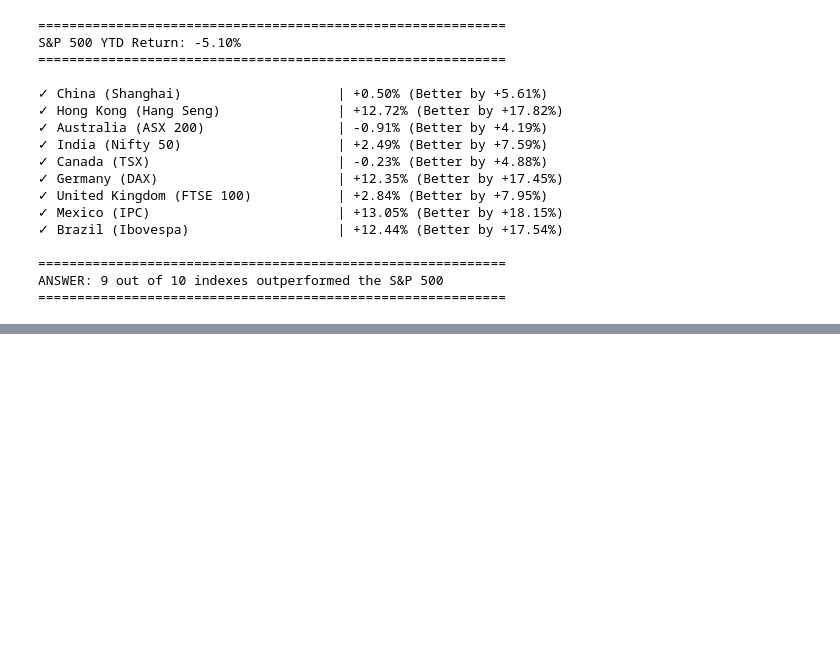
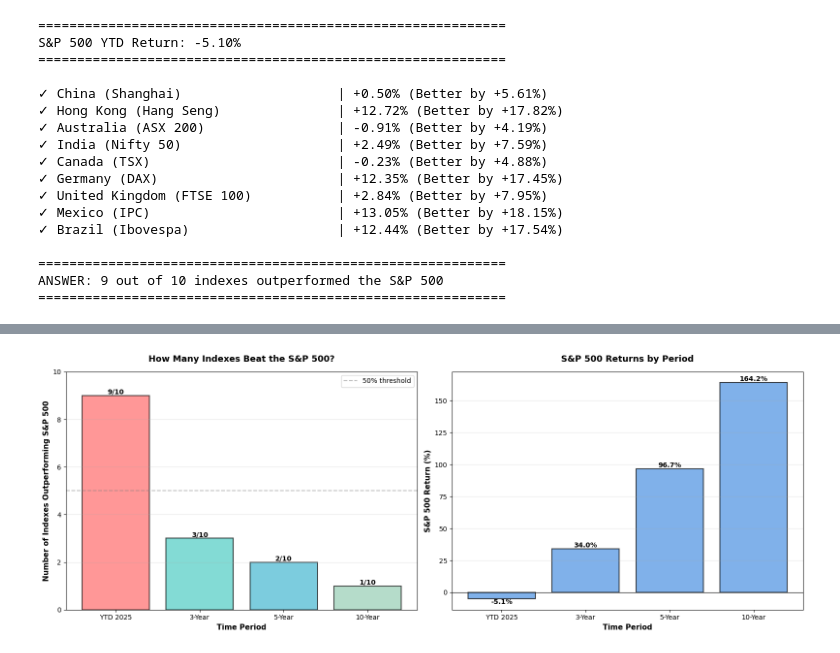
Before and after one commit to Legajo/Colab-Notebooks, a Jupyter notebook: HW1_Q2.ipynb, the cells around one changed output, grey strips where cells are left out. Cells and saved outputs as stored; diff of their text form; code cells hidden in the pictures; blank space fills up the shorter version.

```diff
--- a/HW1_Q2.ipynb
+++ b/HW1_Q2.ipynb
@@ -150,0 +408,96 @@ ANSWER: 9 out of 10 indexes outperformed the S&P 500
+# %%
+
+
+# ============================================
+# PROMPT 10: Trend Analysis and Visualization
+# ============================================
+
+print("\n" + "="*80)
+print("TREND ANALYSIS: YTD vs LONG-TERM PERFORMANCE")
+print("="*80 + "\n")
+
+# Add YTD to comparison summary
+ytd_outperformers = len(outperformers)
+comparison_summary.insert(0, {
+    'Period': 'YTD 2025',
+    'S&P 500 Return (%)': sp500_return,
+    'Outperformers': ytd_outperformers,
+    'Underperformers': 10 - ytd_outperformers
+})
+
+# Create summary DataFrame
+summary_df = pd.DataFrame(comparison_summary)
+print(summary_df.to_string(index=False))
+
+# Visualize the trend
+fig, axes = plt.subplots(1, 2, figsize=(16, 6))
+
+# Chart 1: Number of outperformers by period
+ax1 = axes[0]
+colors_chart = ['#FF6B6B', '#4ECDC4', '#45B7D1', '#96CEB4']
+bars = ax1.bar(summary_df['Period'], summary_df['Outperformers'],
+               color=colors_chart, alpha=0.7, edgecolor='black', linewidth=1.5)
+ax1.axhline(y=5, color='gray', linestyle='--', alpha=0.5, label='50% threshold')
+ax1.set_ylabel('Number of Indexes Outperforming S&P 500', fontsize=11, fontweight='bold')
+ax1.set_xlabel('Time Period', fontsize=11, fontweight='bold')
+ax1.set_title('How Many Indexes Beat the S&P 500?', fontsize=13, fontweight='bold', pad=15)
+ax1.set_ylim(0, 10)
+ax1.grid(axis='y', alpha=0.3)
+ax1.legend()
+
+# Add value labels on bars
+for bar in bars:
+    height = bar.get_height()
+    ax1.text(bar.get_x() + bar.get_width()/2., height,
+            f'{int(height)}/10',
+            ha='center', va='bottom', fontweight='bold', fontsize=10)
+
+# Chart 2: S&P 500 returns by period
+ax2 = axes[1]
+bars2 = ax2.bar(summary_df['Period'], summary_df['S&P 500 Return (%)'],
+                color='#4A90E2', alpha=0.7, edgecolor='black', linewidth=1.5)
+ax2.axhline(y=0, color='black', linestyle='-', linewidth=0.8)
+ax2.set_ylabel('S&P 500 Return (%)', fontsize=11, fontweight='bold')
+ax2.set_xlabel('Time Period', fontsize=11, fontweight='bold')
+ax2.set_title('S&P 500 Returns by Period', fontsize=13, fontweight='bold', pad=15)
+ax2.grid(axis='y', alpha=0.3)
+
+# Add value labels on bars
+for bar in bars2:
+    height = bar.get_height()
+    ax2.text(bar.get_x() + bar.get_width()/2., height,
+            f'{height:.1f}%',
+            ha='center', va='bottom' if height > 0 else 'top',
+            fontweight='bold', fontsize=10)
+
+plt.tight_layout()
+plt.show()
+
+# Print trend analysis
+print("\n" + "="*80)
+print("TREND INSIGHTS:")
+print("="*80)
+
+if ytd_outperformers == comparison_summary[1]['Outperformers']:
+    print("✓ The YTD trend is CONSISTENT with the 3-year trend")
+else:
+    print("✗ The YTD trend DIFFERS from the 3-year trend")
+
+# Check overall trend
+outperformer_counts = [c['Outperformers'] for c in comparison_summary]
+if len(set(outperformer_counts)) == 1:
+    print("✓ The trend is PERFECTLY CONSISTENT across all time periods")
+elif outperformer_counts[0] > outperformer_counts[-1]:
+    print("⚠ More indexes are outperforming recently compared to the long-term")
+elif outperformer_counts[0] < outperformer_counts[-1]:
+    print("⚠ Fewer indexes are outperforming recently compared to the long-term")
+else:
+    print("⚠ The trend shows VARIATION across different time periods")
+
+print("\nKey Observations:")
+print(f"- YTD 2025: {ytd_outperformers} indexes outperform")
+print(f"- 3-Year: {comparison_summary[1]['Outperformers']} indexes outperform")
+print(f"- 5-Year: {comparison_summary[2]['Outperformers']} indexes outperform")
+print(f"- 10-Year: {comparison_summary[3]['Outperformers']} indexes outperform")
+print("="*80)
+# %% [output]
@@ -150,0 +513 @@ ANSWER: 9 out of 10 indexes outperformed the S&P 500
+[figure, added]
```
Also changed, not shown: parts of 7 cells of this notebook.
